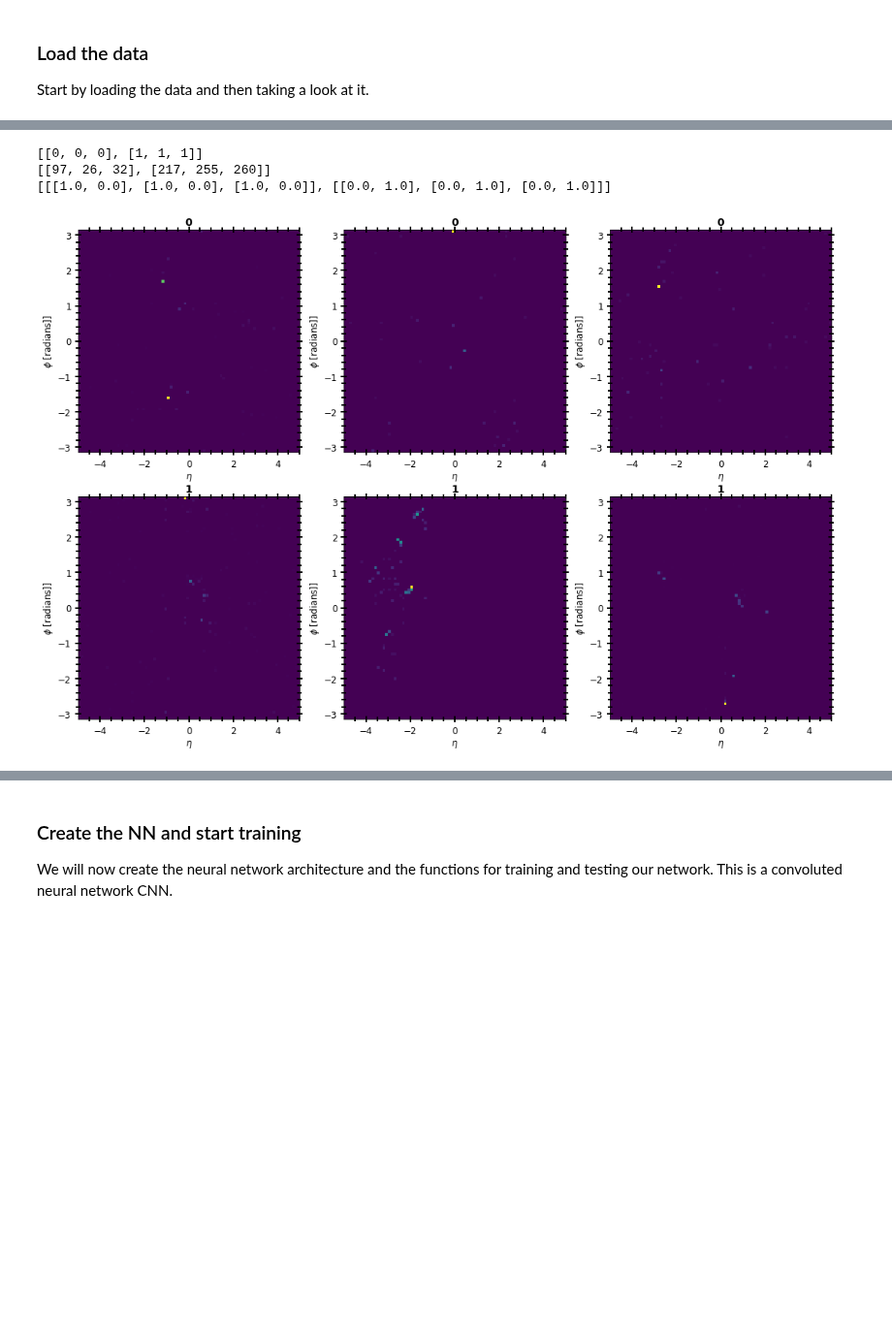
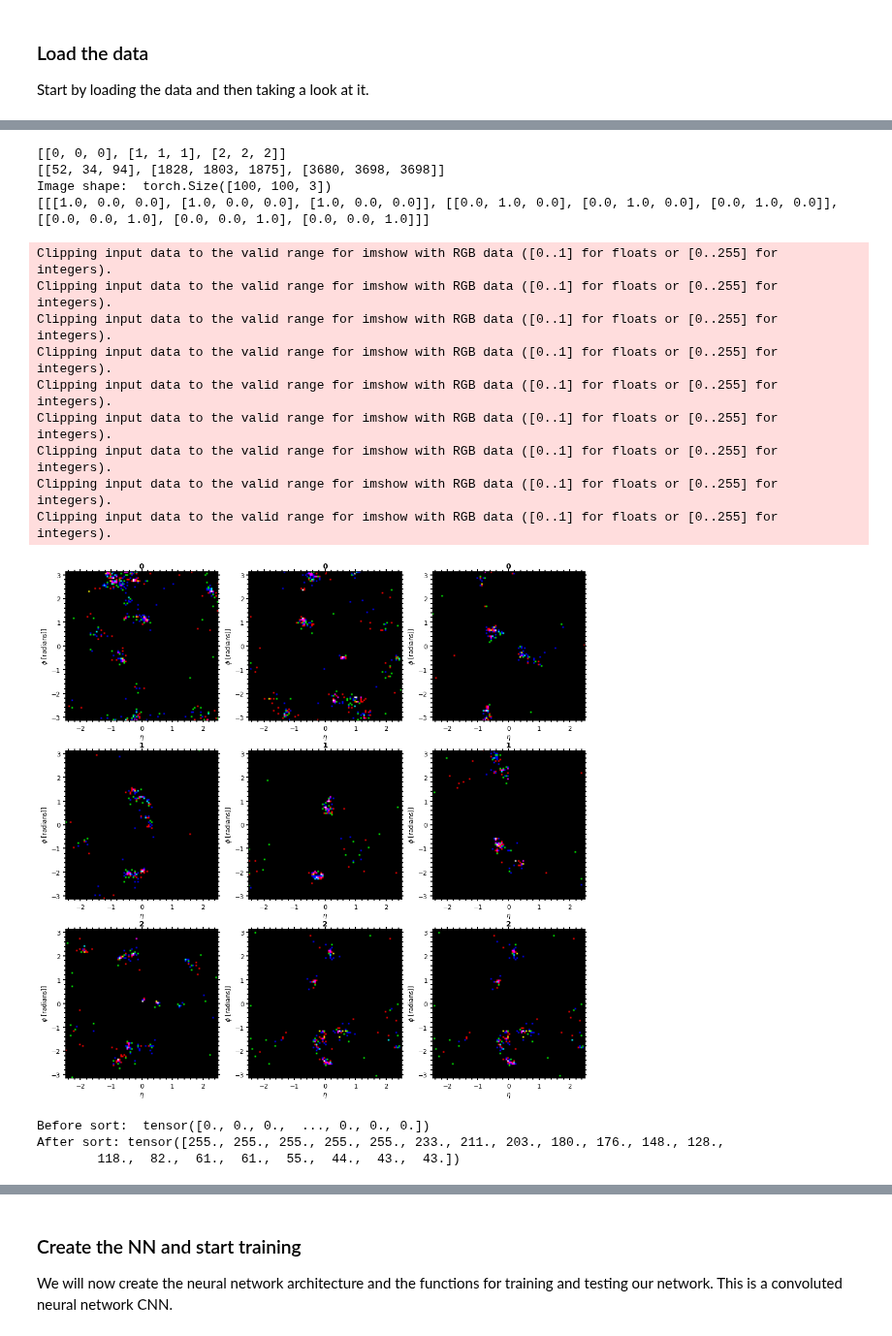
Before and after one commit to choisant/imcalML, a Jupyter notebook: notebooks/CNN_simple_classifier.ipynb, the cells around one changed output, grey strips where cells are left out. Shown at 97% size. Cells and saved outputs as stored; diff of their text form; code cells hidden in the pictures; blank space fills up the shorter version.

```diff
--- a/notebooks/CNN_simple_classifier.ipynb
+++ b/notebooks/CNN_simple_classifier.ipynb
@@ -23,14 +23,31 @@ The dataset contains Monte-Carlo simulated samples corresponding to SM hadronic
 # %%
 #variables controlled by the user. Change these to fit your specific needs.
 VAL_PCT = 0.2 #The percentage of the data to be used as the validation set.
-N_EVENTS = 1000 #Number of events to process for each class. If higher than the available number of events an exception will be raised.
-MODEL_NAME = "ttbar_vs_w_direct-" + str(int(time.time())) #A unique name for the model
+N_EVENTS = 9000 #Number of events to process for each class. If higher than the available number of events an exception will be raised.
+MODEL_NAME = "bh_ttbar_sph-" + str(int(time.time())) #A unique name for the model
 print(MODEL_NAME)
-N_LABELS = [0, 1] #A list containing the classes of n number of jets we wish to train for
-OUTPUTS = len(N_LABELS) #The number of output nodes in the net, equal to the number of classes
-DATAPATH = Path("/disk/atlas3/data_MC/delphes/") #The path to the folder containing the histogram files
-RES = 80 #resolution
-FILENAMES = ["directW_13TeV_taus_100_40_1000events.h5", "ttbar_13TeV_taus_1000events.h5"] #Filenames should match this format
+
+N_LABELS = [0, 1, 2] #A list containing the classes of n number of jets we wish to train for
+LABELS = ["black_holes", "ttbar", "sphalerons"]
+FILENAMES = ["black_holes_9996_events_n.h5", "ttbar_13TeV_pTmin1000_10000_events_n.h5", "sphalerons_10000_events_n.h5"] #Filenames should match this format
+
+
+#N_LABELS = [0, 1] #A list containing the classes of n number of jets we wish to train for
+#LABELS = ["black_holes", "sphalerons"]
+#FILENAMES = ["black_holes_9996_events_n.h5", "sphalerons_10000_events_n.h5"] #Filenames should match this format
+
+
+CLASSES = len(N_LABELS) #The number of output nodes in the net, equal to the number of classes
+DATAPATH = Path("/disk/atlas3/data_MC/2dhistograms/") #The path to the folder containing the histogram files
+RES = 100 #resolution
+
 #FILENAMES = ["directW_13TeV_taus_10000events.h5", "blank_images_10000events.h5"] #Filenames should match this format
-CUDA = torch.device('cuda') #Change this to cpu if cuda is not abailable
+#CUDA = torch.device('cuda') #Change this to cpu if cuda is not abailable
+
+if torch.cuda.is_available():
+    device = torch.device("cuda")
+    print("Running on the GPU")
+else:
+    device = torch.device("cpu")
+    print("Running on the CPU")
 # %% [output]
@@ -121,37 +131,58 @@ Loaded data with 1000 entries of shape (1000, 80, 80)
 # %%
 def cal_image_plot(ax, n_jets):
     ax.set_ylabel(r"$\phi$ [radians]]", fontsize=12)
     ax.set_xlabel(r"$\eta$", fontsize=12)
     ax.set_title(str(n_jets), fontsize=14,weight="bold")
     ax.tick_params(which="both", direction="inout", top=True, right=True, labelsize=12, pad=5, length=4, width=2)
     ax.tick_params(which="major", length=8)
     ax.tick_params(which="minor", length=6)
     ax.minorticks_on()
 
 img_per_row = 3
-k = [[i]*img_per_row for i in range(OUTPUTS)]
+k = [[i]*img_per_row for i in range(CLASSES)]
 print(k)
 for i in range(len(k)):
     row = k[i]
     row = [item*(N_EVENTS*(VAL_PCT)) for item in row]
     row = [int(item + np.random.randint(1, high = 100)) for item in row]
     k[i] = row
 print(k)
 images = [testdata.images[item].cpu() for item in k]
+print("Image shape: ", images[0][0].shape)
 labels = [testdata.img_labels[item].cpu() for item in k]
 labels = [label.tolist() for label in labels]
 print(labels) #Double check that this matches the expected values
 
-fig, axs = plt.subplots(nrows = OUTPUTS, ncols = img_per_row, figsize = (img_per_row*6, OUTPUTS*6))
+fig, axs = plt.subplots(nrows = CLASSES, ncols = img_per_row, figsize = (img_per_row*6, CLASSES*6))
 for i in range (len(k)):
     for j in range(img_per_row):
         cal_image_plot(axs[i][j], int(N_LABELS[i]))
-        axs[i][j].imshow(images[i][j], extent=[-5, 5, -np.pi, np.pi], aspect='auto')
+        axs[i][j].imshow(images[i][j], extent=[-2.5, 2.5, -np.pi, np.pi], aspect='auto')
 # %% [output]
-[[0, 0, 0], [1, 1, 1]]
-[[97, 26, 32], [217, 255, 260]]
-[[[1.0, 0.0], [1.0, 0.0], [1.0, 0.0]], [[0.0, 1.0], [0.0, 1.0], [0.0, 1.0]]]
+[[0, 0, 0], [1, 1, 1], [2, 2, 2]]
+[[52, 34, 94], [1828, 1803, 1875], [3680, 3698, 3698]]
+Image shape:  torch.Size([100, 100, 3])
+[[[1.0, 0.0, 0.0], [1.0, 0.0, 0.0], [1.0, 0.0, 0.0]], [[0.0, 1.0, 0.0], [0.0, 1.0, 0.0], [0.0, 1.0, 0.0]], [[0.0, 0.0, 1.0], [0.0, 0.0, 1.0], [0.0, 0.0, 1.0]]]
+Clipping input data to the valid range for imshow with RGB data ([0..1] for floats or [0..255] for integers).
+Clipping input data to the valid range for imshow with RGB data ([0..1] for floats or [0..255] for integers).
+Clipping input data to the valid range for imshow with RGB data ([0..1] for floats or [0..255] for integers).
+Clipping input data to the valid range for imshow with RGB data ([0..1] for floats or [0..255] for integers).
+Clipping input data to the valid range for imshow with RGB data ([0..1] for floats or [0..255] for integers).
+Clipping input data to the valid range for imshow with RGB data ([0..1] for floats or [0..255] for integers).
+Clipping input data to the valid range for imshow with RGB data ([0..1] for floats or [0..255] for integers).
+Clipping input data to the valid range for imshow with RGB data ([0..1] for floats or [0..255] for integers).
+Clipping input data to the valid range for imshow with RGB data ([0..1] for floats or [0..255] for integers).
-[figure, old version]
+[figure, new version]
+# %%
+check = images[1][1] #torch.flatten(images[0])
+check = torch.flatten(check)
+print("Before sort: ", check)
+#print(check)
+print("After sort:", torch.sort(check, descending=True)[0][0:20])
+# %% [output]
+Before sort:  tensor([0., 0., 0.,  ..., 0., 0., 0.])
+After sort: tensor([255., 255., 255., 255., 255., 233., 211., 203., 180., 176., 148., 128.,
+        118.,  82.,  61.,  61.,  55.,  44.,  43.,  43.])
 # %%
 testlabels = np.array(torch.argmax(testdata.img_labels, -1).cpu())
 trainlabels = np.array(torch.argmax(traindata.img_labels, -1).cpu())
```
Also changed, not shown: parts of 20 cells of this notebook, 6 other files.
